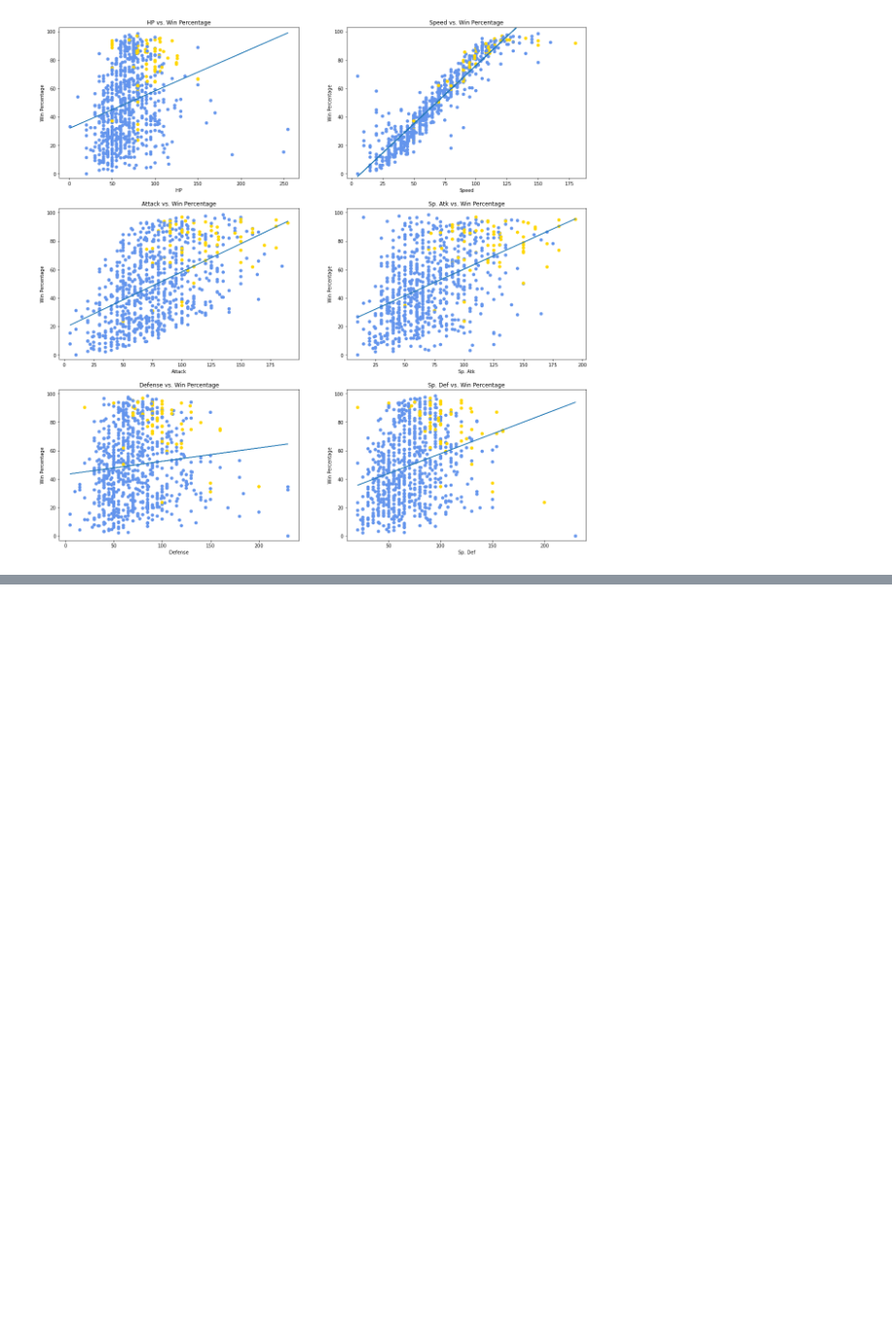
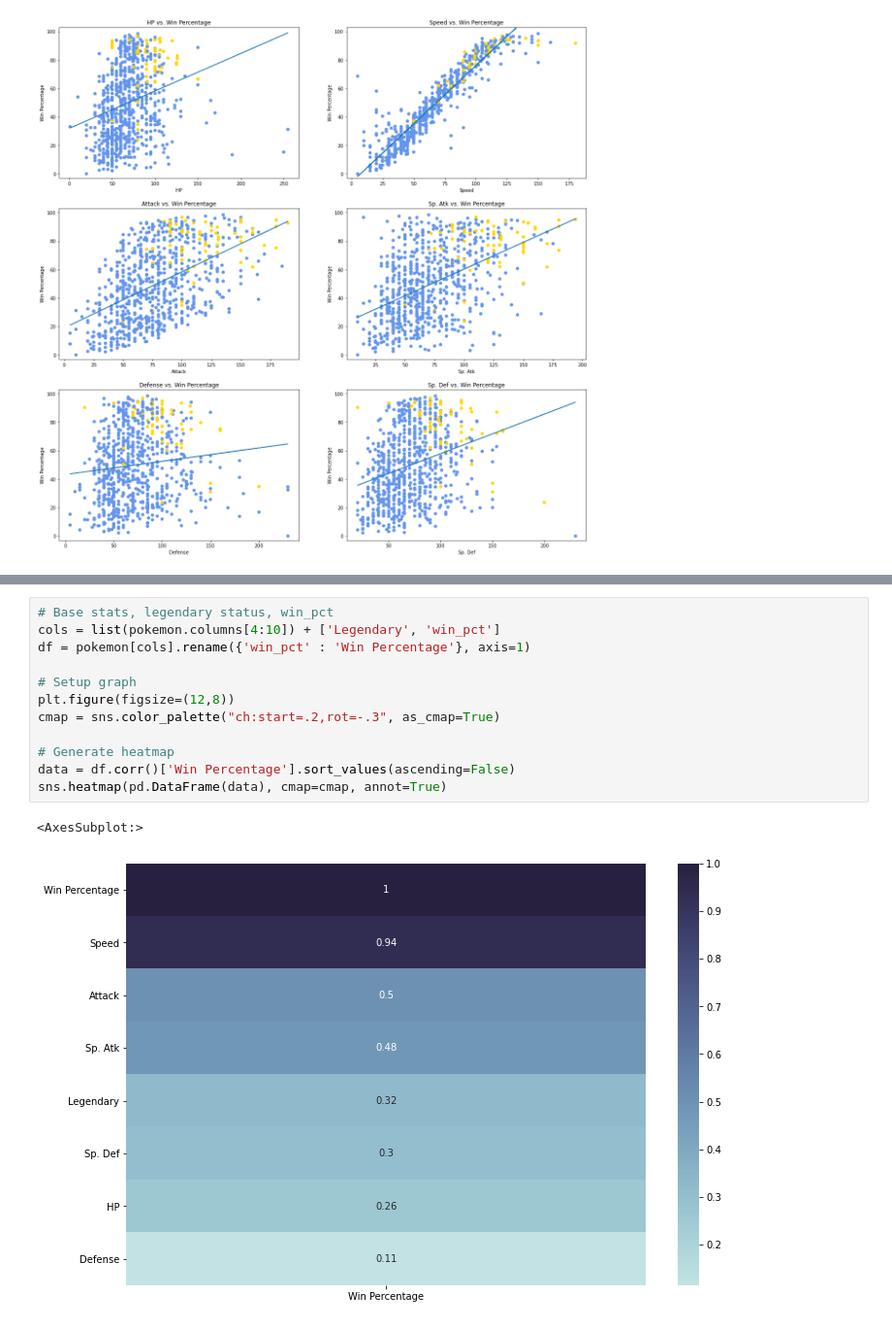
Before and after one commit to mgfalzon/Final-Tutorial, a Jupyter notebook: Final_Tutorial.ipynb, the cells around one changed output, grey strips where cells are left out. Shown at 97% size. Cells and saved outputs as stored; diff of their text form; blank space fills up the shorter version.

```diff
--- a/Final_Tutorial.ipynb
+++ b/Final_Tutorial.ipynb
@@ -400,0 +411,15 @@ for stat, (x,y) in zip(base_stats, pts):
+# %%
+# Base stats, legendary status, win_pct
+cols = list(pokemon.columns[4:10]) + ['Legendary', 'win_pct']
+df = pokemon[cols].rename({'win_pct' : 'Win Percentage'}, axis=1)
+
+# Setup graph
+plt.figure(figsize=(12,8))
+cmap = sns.color_palette("ch:start=.2,rot=-.3", as_cmap=True)
+
+# Generate heatmap
+data = df.corr()['Win Percentage'].sort_values(ascending=False)
+sns.heatmap(pd.DataFrame(data), cmap=cmap, annot=True)
+# %% [output]
+<AxesSubplot:>
+[figure, added]
```
Also changed, not shown: parts of 28 cells of this notebook.
